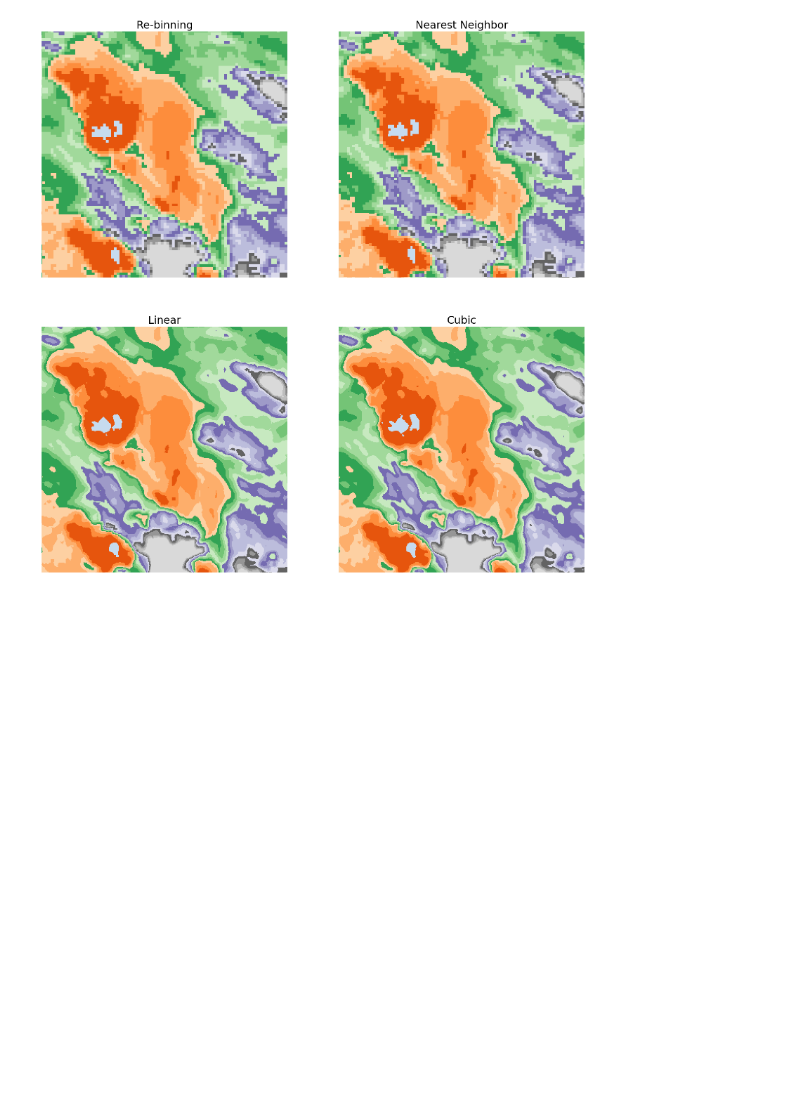
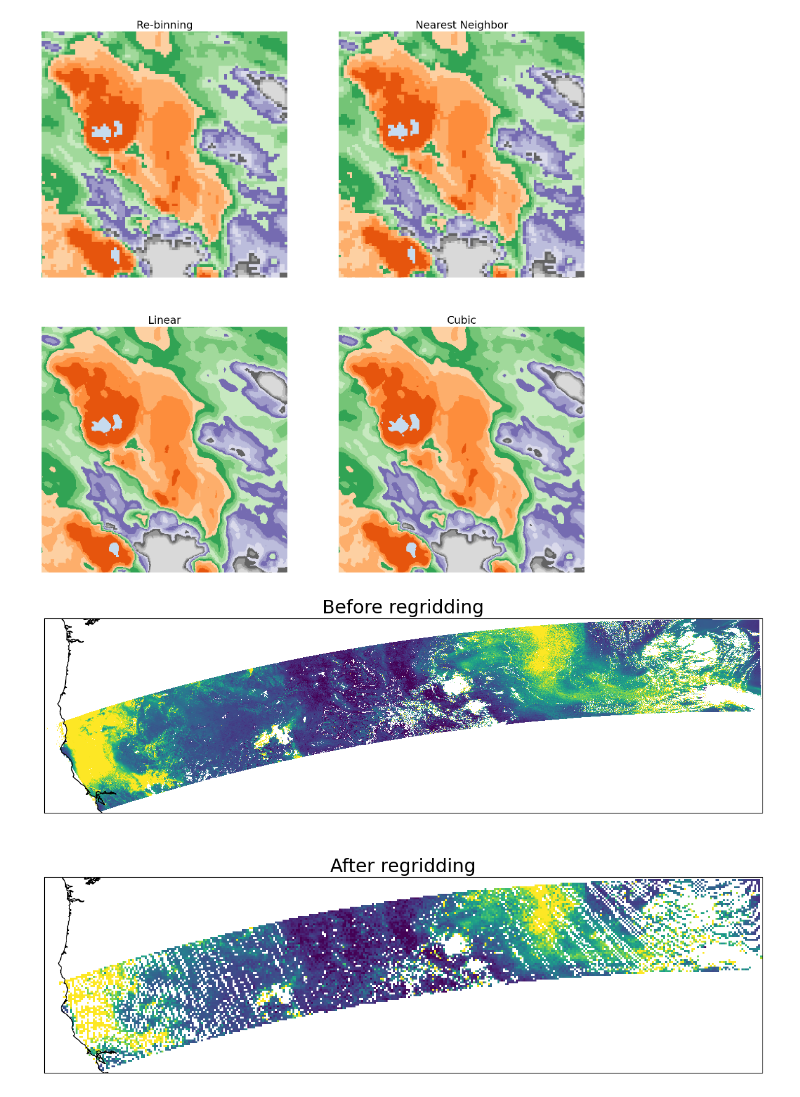
Before and after one commit to synflyn28/jreid-earth-obs-py, a Jupyter notebook: notebooks/gridding_operations.ipynb, the cells around one changed output. Cells and saved outputs as stored; diff of their text form; code cells hidden in the pictures; blank space fills up the shorter version.

```diff
--- a/notebooks/gridding_operations.ipynb
+++ b/notebooks/gridding_operations.ipynb
@@ -243,0 +254,29 @@ plt.show()
+# %%
+#Input list of swath points
+oldLonLat = geometry.SwathDefinition(lons=lon, lats=lat)
+# %%
+x = np.arange(lon.min(), lon.max(), 0.1)
+y = np.arange(lat.min(), lat.max(), 0.1)
+newLon, newLat = np.meshgrid(x, y)
+# %%
+newLonLat = geometry.GridDefinition(lons=newLon, lats=newLat)
+# %%
+# Resample the data
+newAOD = resample_nearest(oldLonLat, aod, newLonLat, radius_of_influence=5000, fill_value=None)
+# %%
+lims = [0, 1]
+
+fig, axes = plt.subplots(nrows=2, figsize=[15, 10], subplot_kw={'projection': ccrs.PlateCarree()})
+
+for ax in axes:
+    ax.coastlines('10m', color='black')
+
+axes[0].set_title("Before regridding")
+axes[0].pcolormesh(lon, lat, aod, vmin=lims[0], vmax=lims[1])
+
+axes[1].set_title("After regridding")
+axes[1].pcolormesh(newLon, newLat, newAOD, vmin=lims[0], vmax=lims[1])
+
+plt.show()
+# %% [output]
+[figure, added]
```
Also changed, not shown: parts of 3 cells of this notebook, 1 other file.
